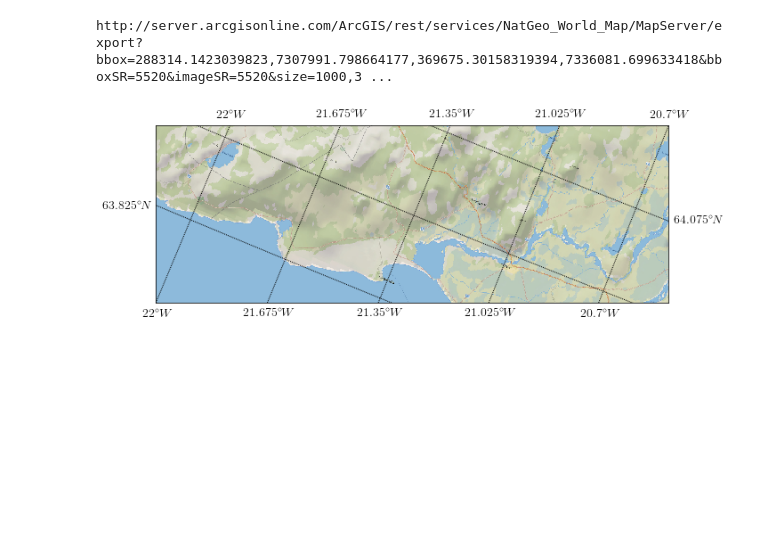
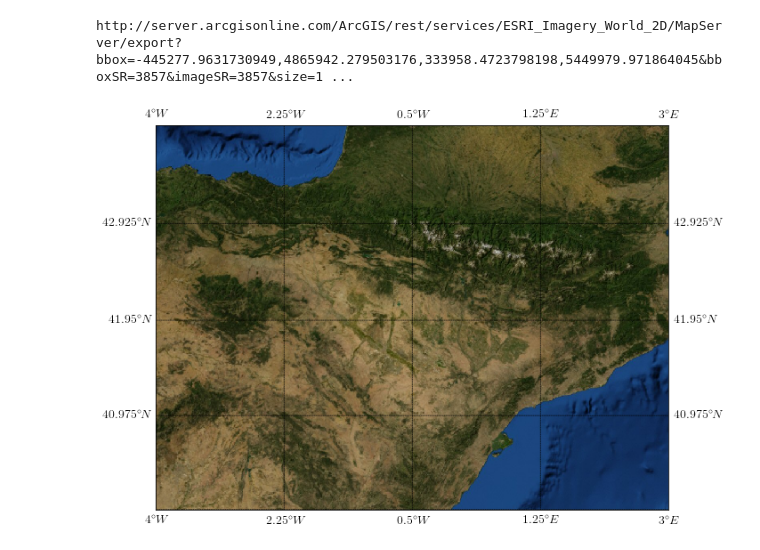
Before and after one commit to TsspGit/Rn_Time_Series, a Jupyter notebook: Maps/PyMaps.ipynb, the cells around one changed output. Cells and saved outputs as stored; diff of their text form; code cells hidden in the pictures; blank space fills up the shorter version.

```diff
--- a/Maps/PyMaps.ipynb
+++ b/Maps/PyMaps.ipynb
@@ -15,15 +15,15 @@ def Map(lon_low_left, lon_up_right, lat_low_left, lat_up_right):
     ax = fig.add_axes([0.1,0.1,0.8,0.8])
     m = Basemap(llcrnrlon=lon_low_left, llcrnrlat=lat_low_left, urcrnrlon=lon_up_right, urcrnrlat=lat_up_right,\
             rsphere=(6378137.00,6356752.3142),\
-            resolution='l',projection='merc', epsg=5520)
-    m.arcgisimage(service='NatGeo_World_Map', xpixels = 1000, verbose= True)
+            resolution='l',projection='merc', epsg=3857)
+    m.arcgisimage(service='ESRI_Imagery_World_2D', xpixels = 1000, verbose= True)
     meridians = np.linspace(lon_low_left, lon_up_right, num=5)
     m.drawmeridians(meridians, labels=[0,0,1,1], linewidth=1, fontsize=14)
     parallels = np.linspace(lat_low_left, lat_up_right, num=5)
     m.drawparallels(parallels, labels=[1,1,0,0], linewidth=1, fontsize=14)
     plt.show()
-# %%
-Map(-22, -20.7, 63.7, 64.2)
-# %% [output]
-http://server.arcgisonline.com/ArcGIS/rest/services/NatGeo_World_Map/MapServer/export?bbox=288314.1423039823,7307991.798664177,369675.30158319394,7336081.699633418&bboxSR=5520&imageSR=5520&size=1000,3 ...
-[figure, removed]
+# %%
+Map(-4, 3, 40, 43.9)
+# %% [output]
+http://server.arcgisonline.com/ArcGIS/rest/services/ESRI_Imagery_World_2D/MapServer/export?bbox=-445277.9631730949,4865942.279503176,333958.4723798198,5449979.971864045&bboxSR=3857&imageSR=3857&size=1 ...
+[figure, added]
```
Also changed, not shown: 4 other files.
